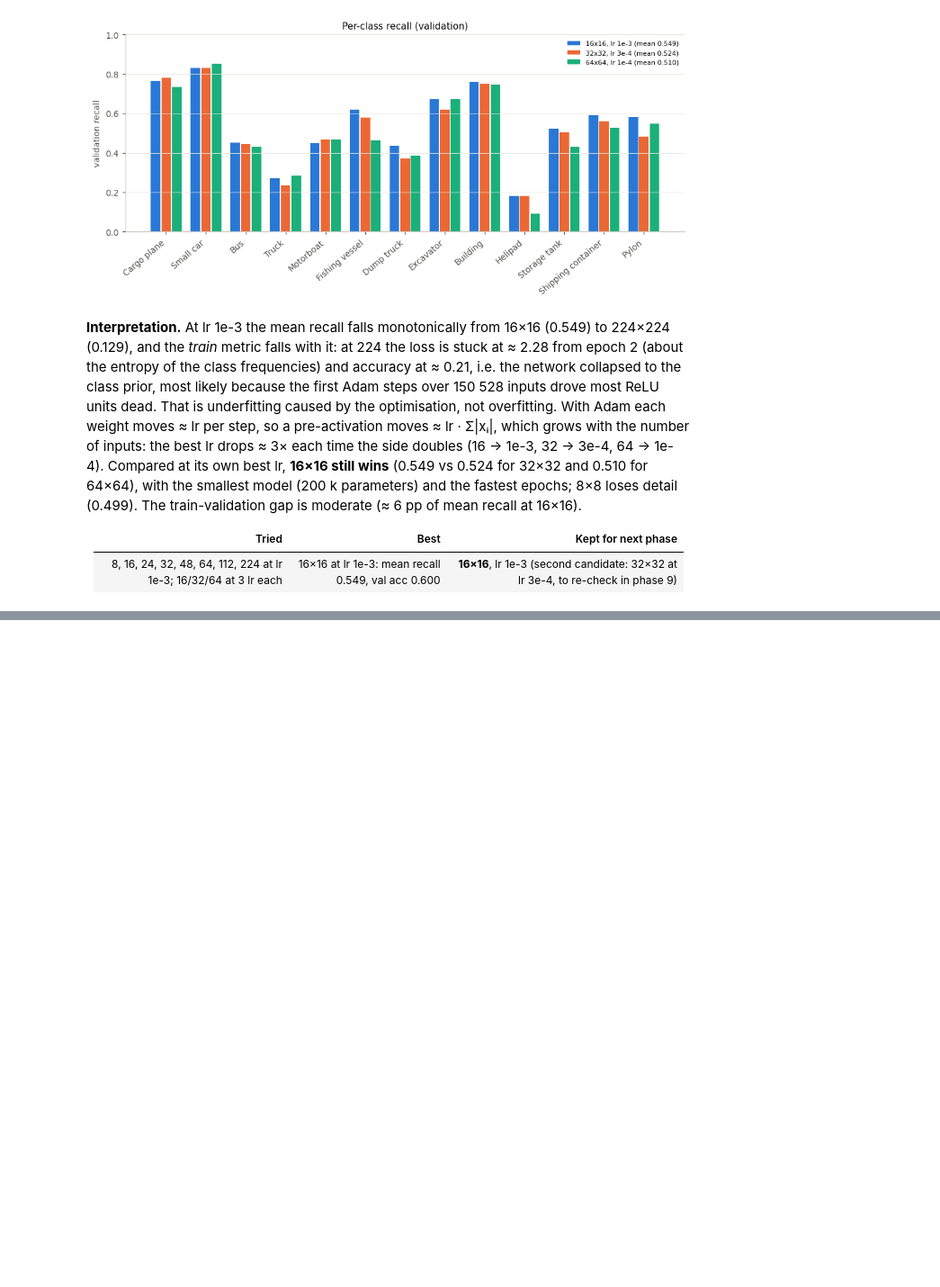
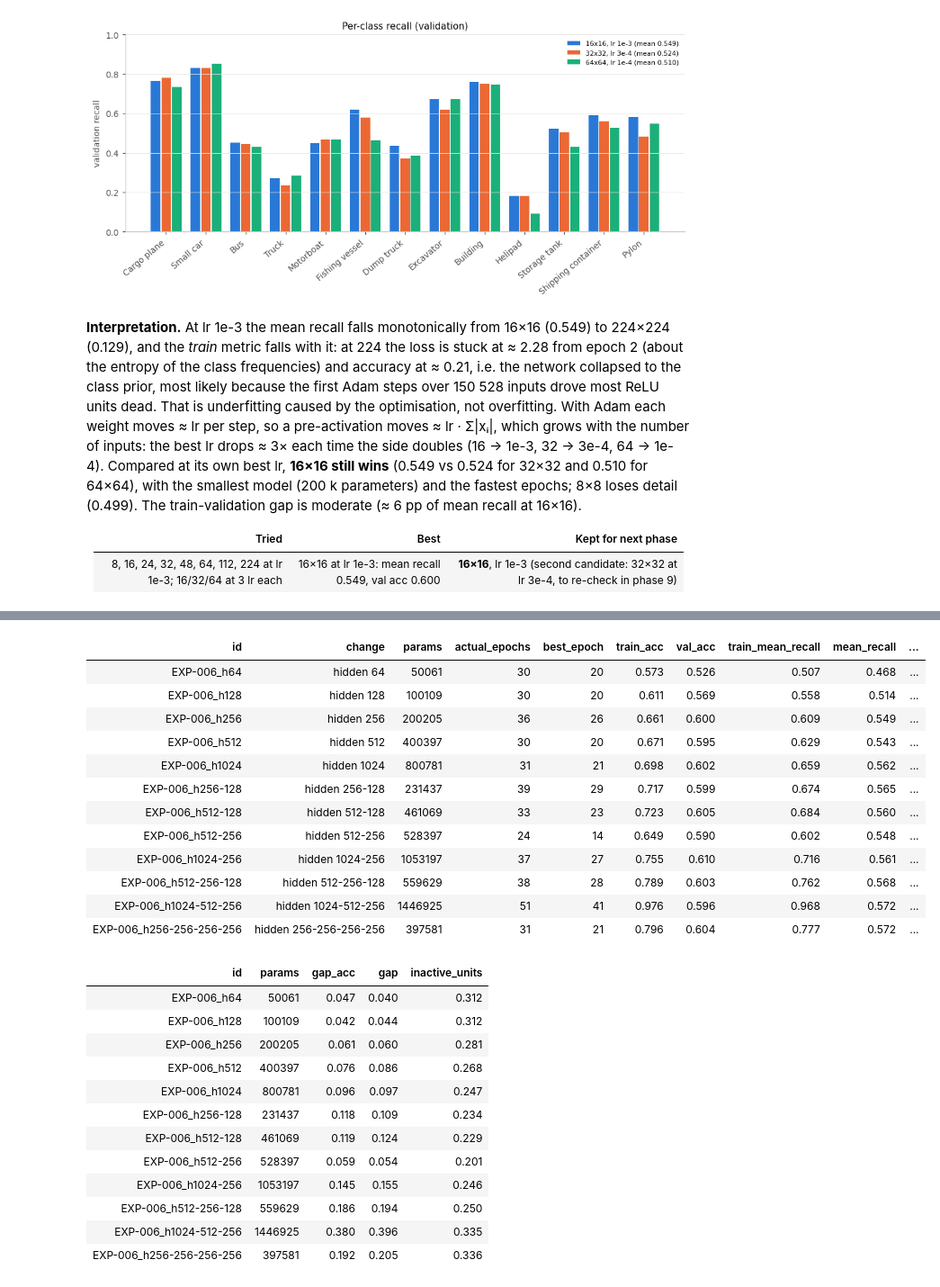
Before and after one commit to alexsierra45/image-recognition, a Jupyter notebook: hyperparameter_sweep.ipynb, the cells around one changed output, grey strips where cells are left out. Shown at 90% size. Drawn from its saved outputs; the diff is of its cells as text; code cells hidden in the pictures; blank space fills up the shorter version.

```diff
--- a/hyperparameter_sweep.ipynb
+++ b/hyperparameter_sweep.ipynb
@@ -183,0 +189,32 @@ the fastest epochs; 8×8 loses detail (0.499). The train-validation gap is moder
+# %%
+df3 = pu.expand_config(pu.load_results('EXP-006'))
+df3['inactive_units'] = [pu.load_history(r)['val'].get('inactive_units') for r in df3['id']]
+table(df3)
+display(df3[['id', 'params', 'gap_acc', 'gap', 'inactive_units']].style.format(precision=3).hide(axis='index'))
+# %% [output]
+| id | change | params | actual_epochs | best_epoch | train_acc | val_acc | train_mean_recall | mean_recall | ... |
+| EXP-006_h64 | hidden 64 | 50061 | 30 | 20 | 0.573 | 0.526 | 0.507 | 0.468 | ... |
+| EXP-006_h128 | hidden 128 | 100109 | 30 | 20 | 0.611 | 0.569 | 0.558 | 0.514 | ... |
+| EXP-006_h256 | hidden 256 | 200205 | 36 | 26 | 0.661 | 0.600 | 0.609 | 0.549 | ... |
+| EXP-006_h512 | hidden 512 | 400397 | 30 | 20 | 0.671 | 0.595 | 0.629 | 0.543 | ... |
+| EXP-006_h1024 | hidden 1024 | 800781 | 31 | 21 | 0.698 | 0.602 | 0.659 | 0.562 | ... |
+| EXP-006_h256-128 | hidden 256-128 | 231437 | 39 | 29 | 0.717 | 0.599 | 0.674 | 0.565 | ... |
+| EXP-006_h512-128 | hidden 512-128 | 461069 | 33 | 23 | 0.723 | 0.605 | 0.684 | 0.560 | ... |
+| EXP-006_h512-256 | hidden 512-256 | 528397 | 24 | 14 | 0.649 | 0.590 | 0.602 | 0.548 | ... |
+| EXP-006_h1024-256 | hidden 1024-256 | 1053197 | 37 | 27 | 0.755 | 0.610 | 0.716 | 0.561 | ... |
+| EXP-006_h512-256-128 | hidden 512-256-128 | 559629 | 38 | 28 | 0.789 | 0.603 | 0.762 | 0.568 | ... |
+| EXP-006_h1024-512-256 | hidden 1024-512-256 | 1446925 | 51 | 41 | 0.976 | 0.596 | 0.968 | 0.572 | ... |
+| EXP-006_h256-256-256-256 | hidden 256-256-256-256 | 397581 | 31 | 21 | 0.796 | 0.604 | 0.777 | 0.572 | ... |
+| id | params | gap_acc | gap | inactive_units |
+| EXP-006_h64 | 50061 | 0.047 | 0.040 | 0.312 |
+| EXP-006_h128 | 100109 | 0.042 | 0.044 | 0.312 |
+| EXP-006_h256 | 200205 | 0.061 | 0.060 | 0.281 |
+| EXP-006_h512 | 400397 | 0.076 | 0.086 | 0.268 |
+| EXP-006_h1024 | 800781 | 0.096 | 0.097 | 0.247 |
+| EXP-006_h256-128 | 231437 | 0.118 | 0.109 | 0.234 |
+| EXP-006_h512-128 | 461069 | 0.119 | 0.124 | 0.229 |
+| EXP-006_h512-256 | 528397 | 0.059 | 0.054 | 0.201 |
+| EXP-006_h1024-256 | 1053197 | 0.145 | 0.155 | 0.246 |
+| EXP-006_h512-256-128 | 559629 | 0.186 | 0.194 | 0.250 |
+| EXP-006_h1024-512-256 | 1446925 | 0.380 | 0.396 | 0.335 |
+| EXP-006_h256-256-256-256 | 397581 | 0.192 | 0.205 | 0.336 |
```
Also changed, not shown: parts of 5 cells of this notebook, 19 other files.
